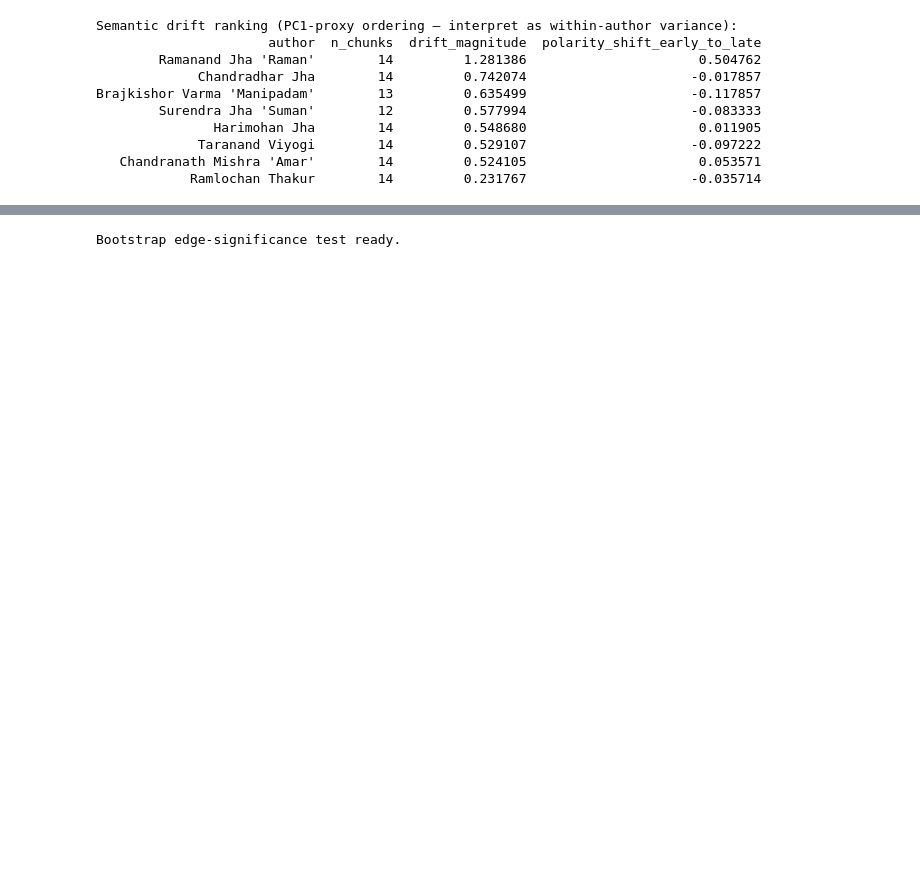
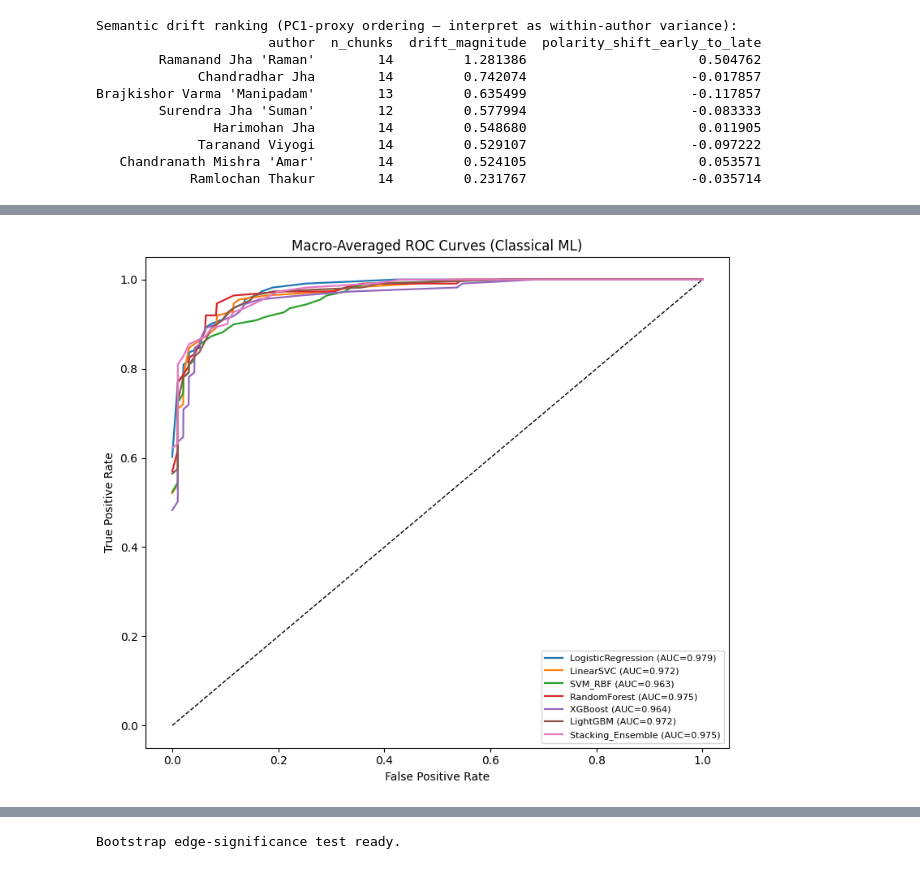
Before and after one commit to kishlay-git/maithili-authorship, a Jupyter notebook: Maithili_Authorship_Notebook.ipynb, the cells around one changed output, grey strips where cells are left out. Cells and saved outputs as stored; diff of their text form; code cells hidden in the pictures; blank space fills up the shorter version.

```diff
--- a/Maithili_Authorship_Notebook.ipynb
+++ b/Maithili_Authorship_Notebook.ipynb
@@ -2209,0 +2684,19 @@ Rank
+# %%
+import torch, os
+from pathlib import Path
+from safetensors.torch import load_file, save_file
+
+MAIBERT_LOCAL = os.path.join(CACHE_DIR, "maiBERT_pytorch")
+sf_path = os.path.join(MAIBERT_LOCAL, "model.safetensors")
+
+state_dict = load_file(sf_path)
+fixed = {}
+for k, v in state_dict.items():
+    new_k = k.replace("LayerNorm.beta", "LayerNorm.bias").replace(
+        "LayerNorm.gamma", "LayerNorm.weight"
+    )
+    fixed[new_k] = v
+
+save_file(fixed, sf_path)
+print("✓ LayerNorm keys fixed.")
+print("LayerNorm keys now:", [k for k in fixed if "LayerNorm" in k][:4])
@@ -2209,0 +3794,39 @@ Rank
+# %%
+# §10.11 ROC-AUC Curves
+from sklearn.preprocessing import label_binarize
+from sklearn.metrics import roc_curve, auc
+
+y_bin = label_binarize(y, classes=range(n_classes))
+
+fig, ax = plt.subplots(figsize=(8, 7))
+plotted = 0
+
+for res in classical_results:
+    if res.get('y_score') is None:
+        continue
+    fpr_all, tpr_all = {}, {}
+    for i in range(n_classes):
+        fpr_all[i], tpr_all[i], _ = roc_curve(y_bin[:, i], res['y_score'][:, i])
+    # Macro-average ROC
+    all_fpr = np.unique(np.concatenate([fpr_all[i] for i in range(n_classes)]))
+    mean_tpr = np.zeros_like(all_fpr)
+    for i in range(n_classes):
+        mean_tpr += np.interp(all_fpr, fpr_all[i], tpr_all[i])
+    mean_tpr /= n_classes
+    macro_auc = auc(all_fpr, mean_tpr)
+    ax.plot(all_fpr, mean_tpr, lw=1.6,
+            label=f"{res['model']} (AUC={macro_auc:.3f})")
+    plotted += 1
+
+if plotted == 0:
+    print("No classical model with probability scores found; skipping ROC curves.")
+else:
+    ax.plot([0, 1], [0, 1], 'k--', lw=1)
+    ax.set_xlabel('False Positive Rate')
+    ax.set_ylabel('True Positive Rate')
+    ax.set_title('Macro-Averaged ROC Curves (Classical ML)')
+    ax.legend(loc='lower right', fontsize=8)
+    plt.tight_layout()
+    plt.show()
+# %% [output]
+[figure, added]
```
Also changed, not shown: parts of 169 cells of this notebook.
